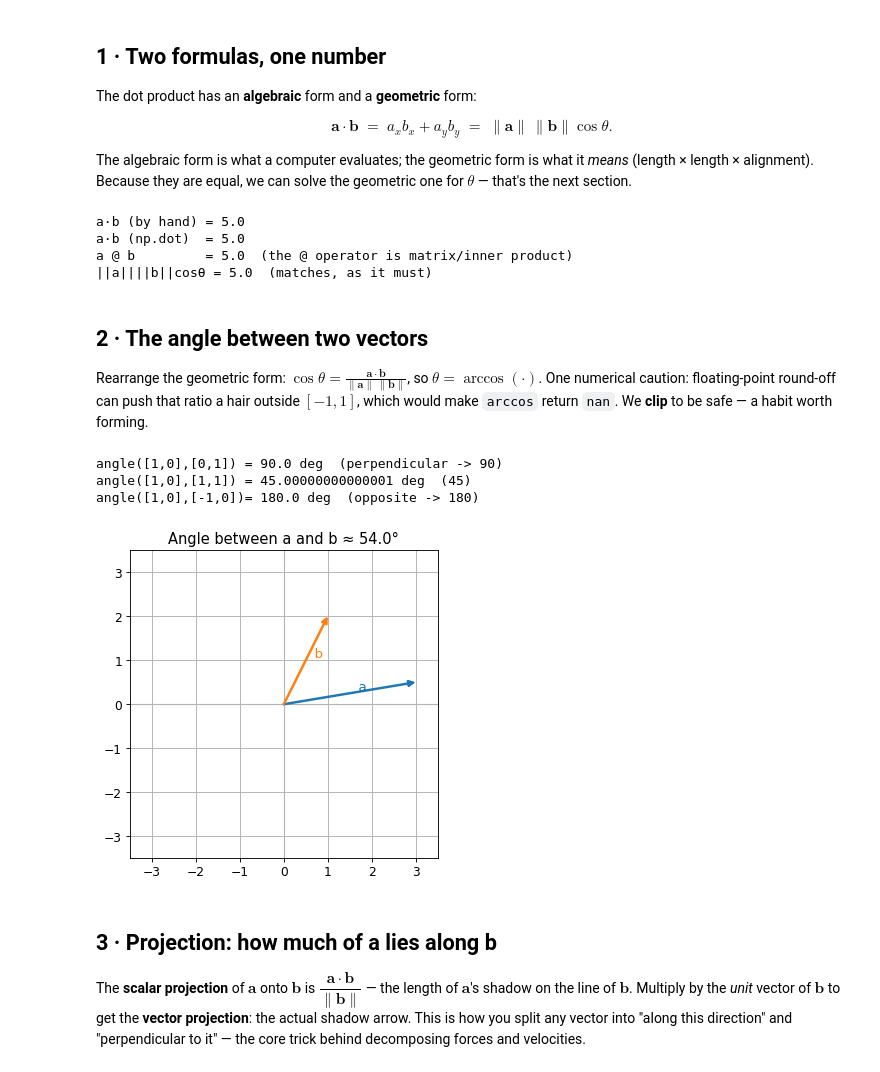
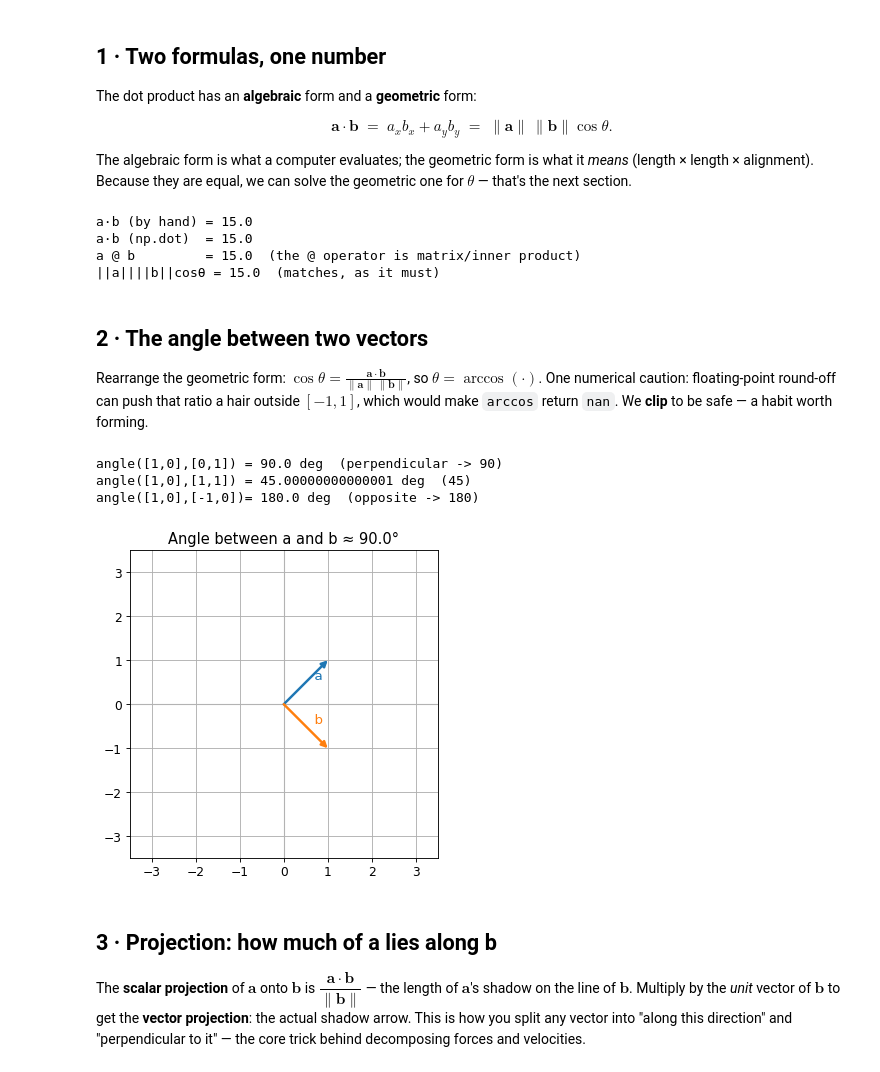
Before and after one commit to anupamprakash722/math-foundations-sandbox, a Jupyter notebook: 02_Dot_Product.ipynb, the cells around one changed output. Saved outputs shown, nothing was run; the diff lists cells and outputs as text; code cells hidden in the pictures.

```diff
--- a/02_Dot_Product.ipynb
+++ b/02_Dot_Product.ipynb
@@ -74,8 +74,8 @@ The algebraic form is what a computer evaluates; the geometric form is what it
 *means* (length × length × alignment). Because they are equal, we can solve the
 geometric one for $\theta$ — that's the next section.
 # %%
-a = np.array([3.0, 1.0])          # First vector.
-b = np.array([1.0, 2.0])          # Second vector.
+a = np.array([3.0, 2.0])          # First vector.
+b = np.array([3.0, 3.0])          # Second vector.
 
 dot_manual = a[0]*b[0] + a[1]*b[1]   # Algebraic form written out, to show there is no magic.
 dot_numpy  = np.dot(a, b)            # The same thing via NumPy (also spelled a @ b) — fast and general.
@@ -88,10 +88,10 @@ geo = np.linalg.norm(a) * np.linalg.norm(b) * np.cos(
         np.arccos(np.dot(a, b)/(np.linalg.norm(a)*np.linalg.norm(b))))  # ||a||·||b||·cosθ, with θ recovered from the vectors.
 print("||a||||b||cosθ =", geo, " (matches, as it must)")
 # %% [output]
-a·b (by hand) = 5.0
-a·b (np.dot)  = 5.0
-a @ b         = 5.0  (the @ operator is matrix/inner product)
-||a||||b||cosθ = 5.0  (matches, as it must)
+a·b (by hand) = 15.0
+a·b (np.dot)  = 15.0
+a @ b         = 15.0  (the @ operator is matrix/inner product)
+||a||||b||cosθ = 15.0  (matches, as it must)
 # %% [markdown]
 ## 2 · The angle between two vectors
 
@@ -103,29 +103,29 @@ We **clip** to be safe — a habit worth forming.
 # %%
 def angle_between(a, b, degrees=True):
     """Angle between two vectors, robust to floating-point round-off."""
     a = np.asarray(a, float); b = np.asarray(b, float)
     cos_t = np.dot(a, b) / (np.linalg.norm(a) * np.linalg.norm(b))  # cosθ from the dot-product identity.
     cos_t = np.clip(cos_t, -1.0, 1.0)     # Clip into [-1,1] so tiny round-off never yields nan from arccos.
     theta = np.arccos(cos_t)              # Invert cosine to get the angle in radians.
     return np.degrees(theta) if degrees else theta   # Report in degrees by default — easier to sanity-check.
 
 print("angle([1,0],[0,1]) =", angle_between([1,0], [0,1]), "deg  (perpendicular -> 90)")
 print("angle([1,0],[1,1]) =", angle_between([1,0], [1,1]), "deg  (45)")
 print("angle([1,0],[-1,0])=", angle_between([1,0], [-1,0]), "deg  (opposite -> 180)")
 
 # Visualise one case so the number has a picture attached.
-a = np.array([3.0, 0.5]); b = np.array([1.0, 2.0])
+a = np.array([1.0, 1.0]); b = np.array([1.0, -1.0])
 fig, ax = plt.subplots(figsize=(5, 5))
 draw_vector(ax, a, color="C0", label="a")
 draw_vector(ax, b, color="C1", label="b")
 square_axes(ax, 3.5)
 ax.set_title(f"Angle between a and b ≈ {angle_between(a,b):.1f}°")
 plt.show()
 # %% [output]
 angle([1,0],[0,1]) = 90.0 deg  (perpendicular -> 90)
 angle([1,0],[1,1]) = 45.00000000000001 deg  (45)
 angle([1,0],[-1,0])= 180.0 deg  (opposite -> 180)
-[figure, old version]
+[figure, new version]
 # %% [markdown]
 ## 3 · Projection: how much of **a** lies along **b**
 
```
Also changed, not shown: parts of 1 cell of this notebook.
